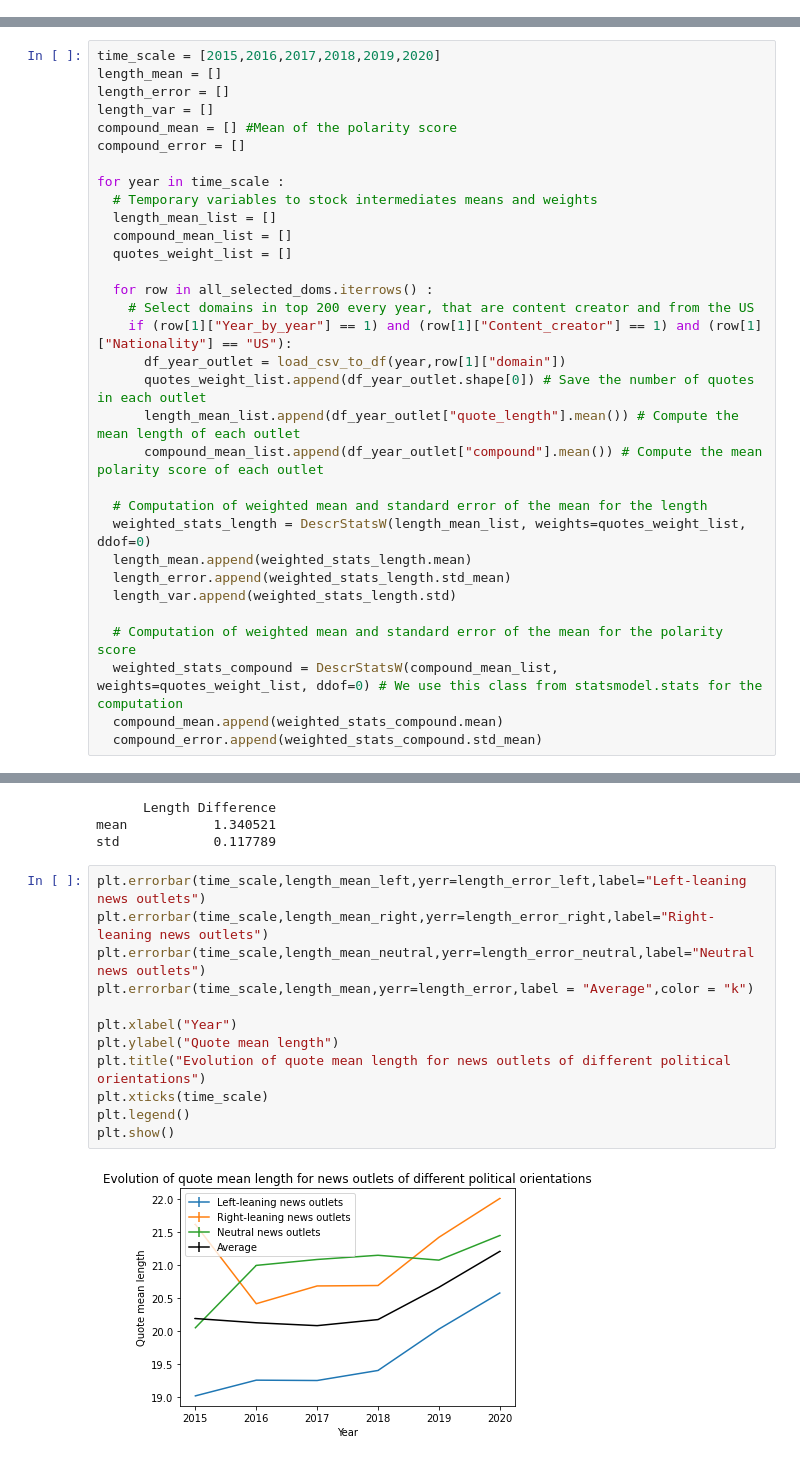
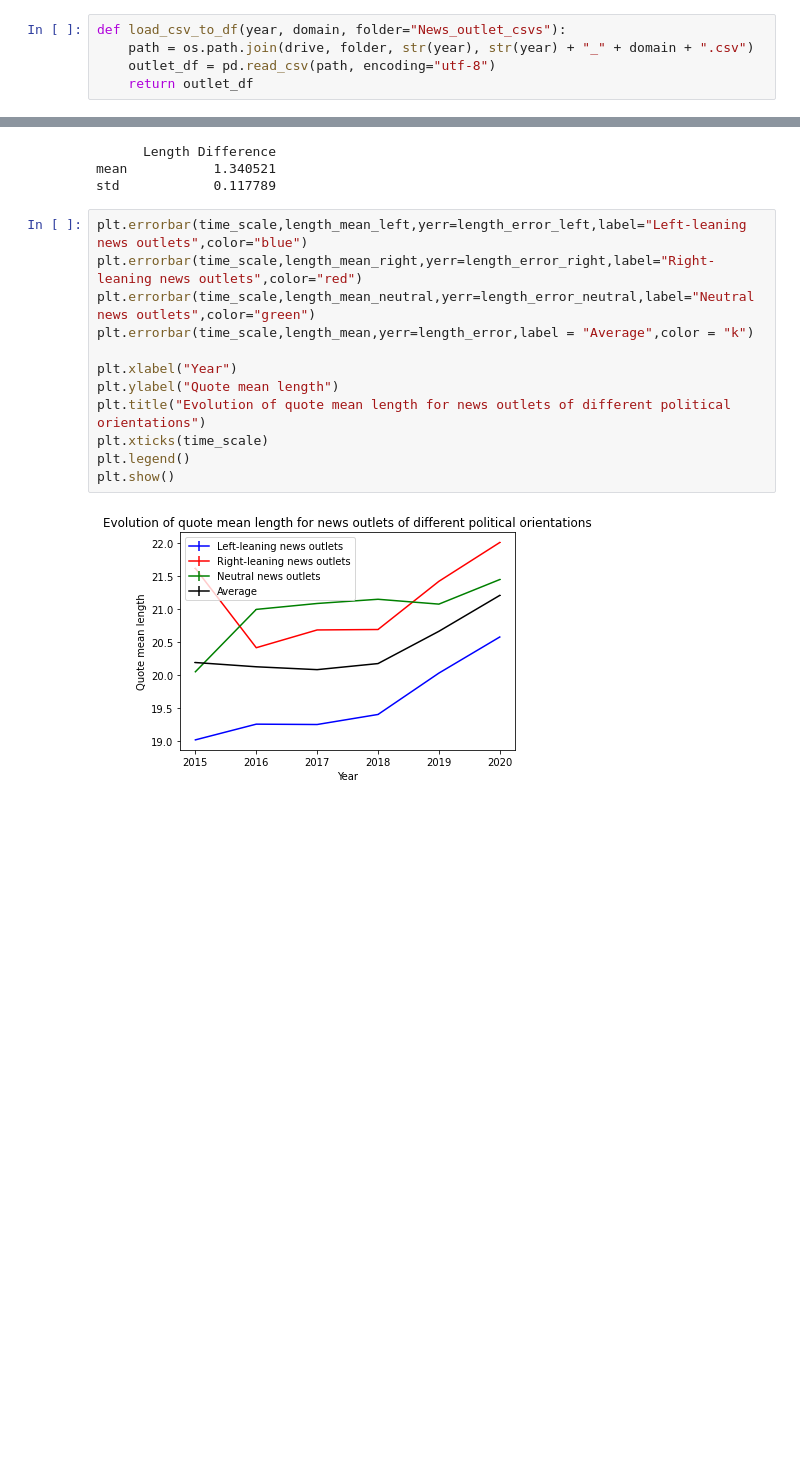
Before and after one commit to epfl-ada/ada-2021-project-i-did-ada-did-i, a Jupyter notebook: Pipeline_official.ipynb, the cells around one changed output, grey strips where cells are left out. Cells and saved outputs as stored; diff of their text form; blank space fills up the shorter version.

```diff
--- a/Pipeline_official.ipynb
+++ b/Pipeline_official.ipynb
@@ -170,2 +166,7 @@ def human_readable_properties(data, property):
+# %%
+def load_csv_to_df(year, domain, folder="News_outlet_csvs"):
+    path = os.path.join(drive, folder, str(year), str(year) + "_" + domain + ".csv")
+    outlet_df = pd.read_csv(path, encoding="utf-8")
+    return outlet_df
 # %% [markdown]
 ## B) Data exploration
@@ -782,33 +1696 @@ All website political orientation were taken from the website Media Bias/Fact Ch
-# %%
-time_scale = [2015,2016,2017,2018,2019,2020]
-length_mean = []
-length_error = []
-length_var = []
-compound_mean = [] #Mean of the polarity score
-compound_error = []
-
-for year in time_scale :
-  # Temporary variables to stock intermediates means and weights
-  length_mean_list = []
-  compound_mean_list = []
-  quotes_weight_list = []
-
-  for row in all_selected_doms.iterrows() :
-    # Select domains in top 200 every year, that are content creator and from the US
-    if (row[1]["Year_by_year"] == 1) and (row[1]["Content_creator"] == 1) and (row[1]["Nationality"] == "US"):
-      df_year_outlet = load_csv_to_df(year,row[1]["domain"])
-      quotes_weight_list.append(df_year_outlet.shape[0]) # Save the number of quotes in each outlet
-      length_mean_list.append(df_year_outlet["quote_length"].mean()) # Compute the mean length of each outlet
-      compound_mean_list.append(df_year_outlet["compound"].mean()) # Compute the mean polarity score of each outlet
-
-  # Computation of weighted mean and standard error of the mean for the length
-  weighted_stats_length = DescrStatsW(length_mean_list, weights=quotes_weight_list, ddof=0)
-  length_mean.append(weighted_stats_length.mean)
-  length_error.append(weighted_stats_length.std_mean)
-  length_var.append(weighted_stats_length.std)
-
-  # Computation of weighted mean and standard error of the mean for the polarity score
-  weighted_stats_compound = DescrStatsW(compound_mean_list, weights=quotes_weight_list, ddof=0) # We use this class from statsmodel.stats for the computation
-  compound_mean.append(weighted_stats_compound.mean)
-  compound_error.append(weighted_stats_compound.std_mean)
 # %%
@@ -922,17 +1767,17 @@ print(mean_length_dif)
 mean           1.340521
 std            0.117789
 # %%
-plt.errorbar(time_scale,length_mean_left,yerr=length_error_left,label="Left-leaning news outlets")
-plt.errorbar(time_scale,length_mean_right,yerr=length_error_right,label="Right-leaning news outlets")
-plt.errorbar(time_scale,length_mean_neutral,yerr=length_error_neutral,label="Neutral news outlets")
+plt.errorbar(time_scale,length_mean_left,yerr=length_error_left,label="Left-leaning news outlets",color="blue")
+plt.errorbar(time_scale,length_mean_right,yerr=length_error_right,label="Right-leaning news outlets",color="red")
+plt.errorbar(time_scale,length_mean_neutral,yerr=length_error_neutral,label="Neutral news outlets",color="green")
 plt.errorbar(time_scale,length_mean,yerr=length_error,label = "Average",color = "k")
 
 plt.xlabel("Year")
 plt.ylabel("Quote mean length")
 plt.title("Evolution of quote mean length for news outlets of different political orientations")
 plt.xticks(time_scale)
 plt.legend()
 plt.show()
 # %% [output]
-[figure, old version]
+[figure, new version]
 # %% [markdown]
```
Also changed, not shown: parts of 198 cells of this notebook, 1 other file.
